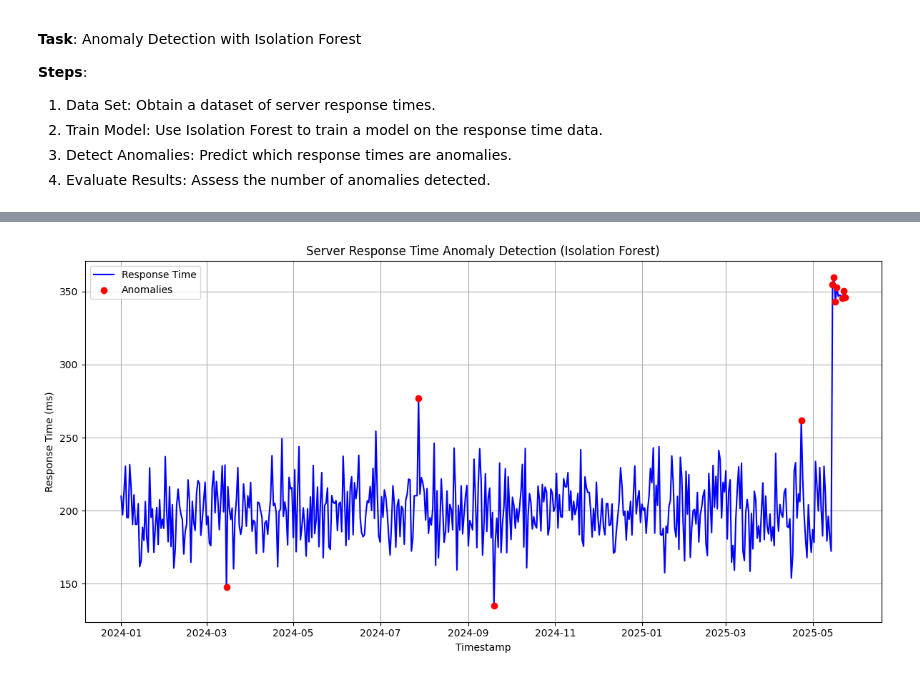
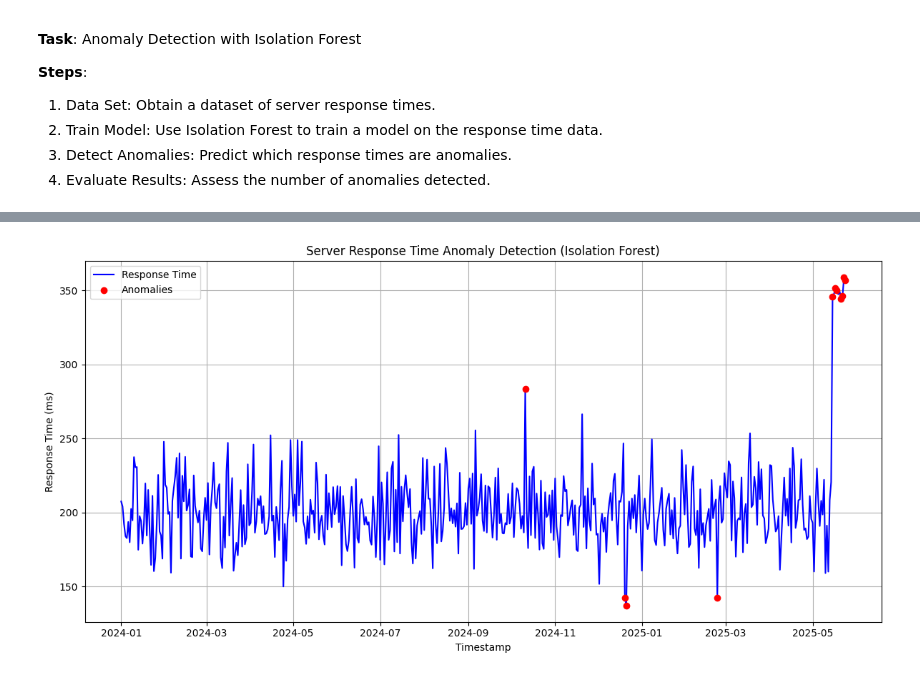
Before and after one commit to joyabinamdar/AI_DATA_ANALYSIS_, a Jupyter notebook: src/Module 11/AI-Driven Data Quality & Anomaly Detection/Ques_2.ipynb, the cells around one changed output, grey strips where cells are left out. Cells and saved outputs as stored; diff of their text form; code cells hidden in the pictures.

Commit message:
Enhanced Isolation Forest anomaly detection with error handling and data validation in Ques_2

```diff
--- a/src/Module 11/AI-Driven Data Quality & Anomaly Detection/Ques_2.ipynb
+++ b/src/Module 11/AI-Driven Data Quality & Anomaly Detection/Ques_2.ipynb
@@ -10,42 +10,73 @@
 3. Detect Anomalies: Predict which response times are anomalies.
 4. Evaluate Results: Assess the number of anomalies detected.
 # %%
-
 import pandas as pd
 import numpy as np
 import matplotlib.pyplot as plt
 from sklearn.ensemble import IsolationForest
 from sklearn.preprocessing import StandardScaler
-np.random.seed(42)
-normal_data = np.random.normal(loc=200, scale=20, size=500)
-anomalies = np.random.normal(loc=350, scale=5, size=10)  # Inject anomalies
-response_times = np.concatenate([normal_data, anomalies])
-dates = pd.date_range(start='2024-01-01', periods=len(response_times))
 
-df = pd.DataFrame({'timestamp': dates, 'response_time': response_times})
+def load_and_validate_data():
+    try:
+        # Simulated dataset
+        normal_data = np.random.normal(loc=200, scale=20, size=500)
+        anomalies = np.random.normal(loc=350, scale=5, size=10)
+        response_times = np.concatenate([normal_data, anomalies])
+        dates = pd.date_range(start='2024-01-01', periods=len(response_times))
 
-scaler = StandardScaler()
-df['scaled_response'] = scaler.fit_transform(df[['response_time']])
+        df = pd.DataFrame({'timestamp': dates, 'response_time': response_times})
 
-model = IsolationForest(contamination=0.02, random_state=42)
-model.fit(df[['scaled_response']])
+        # Basic validation
+        if df['response_time'].isnull().any():
+            raise ValueError("Missing values in response_time column.")
+        if not pd.api.types.is_datetime64_any_dtype(df['timestamp']):
+            raise TypeError("timestamp column must be datetime type.")
+        if not np.issubdtype(df['response_time'].dtype, np.number):
+            raise TypeError("response_time must be numeric.")
 
-df['anomaly'] = model.predict(df[['scaled_response']])
-df['anomaly'] = df['anomaly'].apply(lambda x: 1 if x == -1 else 0)
+        return df
+    except Exception as e:
+        print(f"Data loading/validation error: {e}")
+        return None
 
-num_anomalies = df['anomaly'].sum()
-print(f"Detected {num_anomalies} anomalies out of {len(df)} data points.")
+def detect_anomalies(df):
+    try:
+        scaler = StandardScaler()
+        df['scaled_response'] = scaler.fit_transform(df[['response_time']])
 
-plt.figure(figsize=(12, 6))
-plt.plot(df['timestamp'], df['response_time'], label='Response Time', color='blue')
-plt.scatter(df[df['anomaly'] == 1]['timestamp'],
-            df[df['anomaly'] == 1]['response_time'],
-            color='red', label='Anomalies', zorder=5)
-plt.title("Server Response Time Anomaly Detection (Isolation Forest)")
-plt.xlabel("Timestamp")
-plt.ylabel("Response Time (ms)")
-plt.legend()
-plt.grid(True)
-plt.tight_layout()
-plt.show()
+        model = IsolationForest(contamination=0.02, random_state=42)
+        model.fit(df[['scaled_response']])
+
+        df['anomaly'] = model.predict(df[['scaled_response']])
+        df['anomaly'] = df['anomaly'].apply(lambda x: 1 if x == -1 else 0)
+
+        return df
+    except Exception as e:
+        print(f"Anomaly detection error: {e}")
+        return None
+
+def plot_anomalies(df):
+    try:
+        plt.figure(figsize=(12, 6))
+        plt.plot(df['timestamp'], df['response_time'], label='Response Time', color='blue')
+        plt.scatter(df[df['anomaly'] == 1]['timestamp'],
+                    df[df['anomaly'] == 1]['response_time'],
+                    color='red', label='Anomalies', zorder=5)
+        plt.title("Server Response Time Anomaly Detection (Isolation Forest)")
+        plt.xlabel("Timestamp")
+        plt.ylabel("Response Time (ms)")
+        plt.legend()
+        plt.grid(True)
+        plt.tight_layout()
+        plt.show()
+    except Exception as e:
+        print(f"Plotting error: {e}")
+
+# Execution
+df = load_and_validate_data()
+if df is not None:
+    df = detect_anomalies(df)
+    if df is not None:
+        print(f"Detected {df['anomaly'].sum()} anomalies.")
+        plot_anomalies(df)
 # %% [output]
@@ -53 +84 @@ Detected 11 anomalies out of 510 data points.
-[figure, old version]
+[figure, new version]
```
Also changed, not shown: parts of 1 cell of this notebook.
